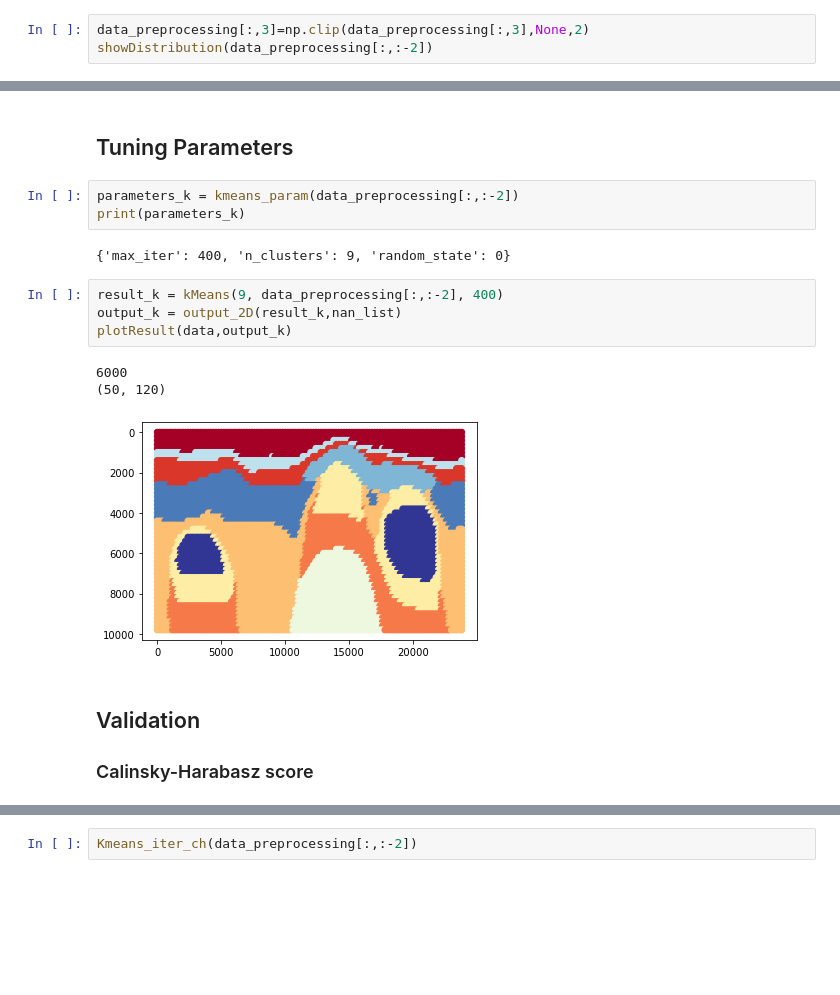
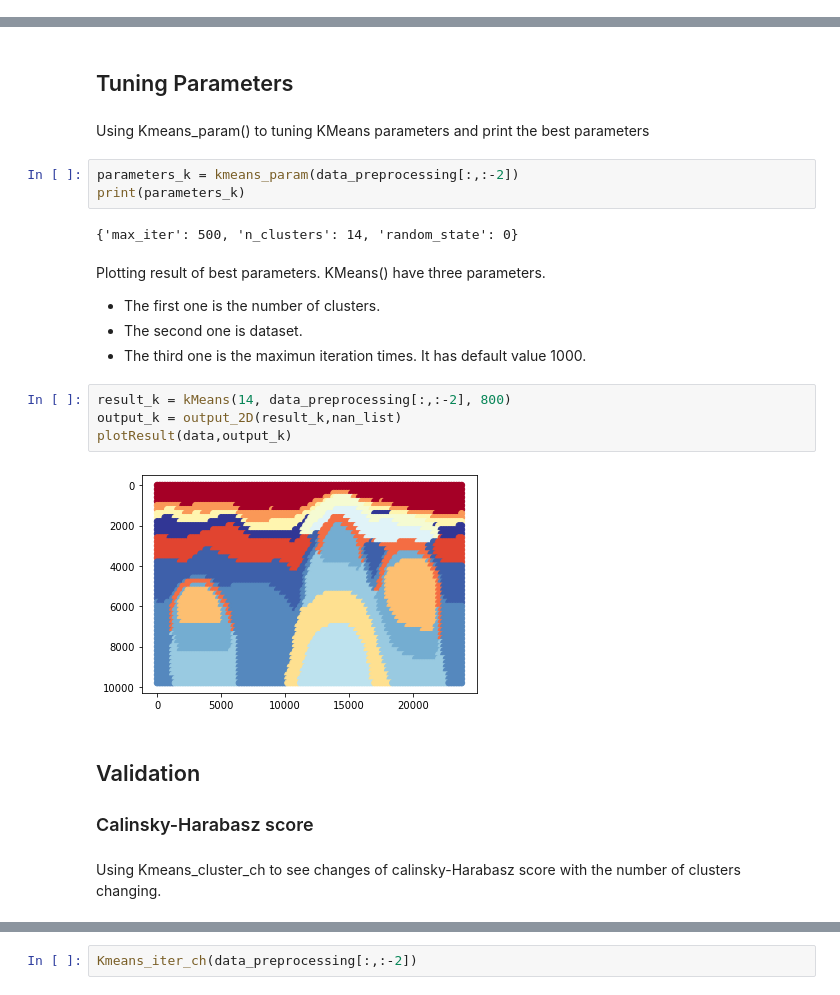
Before and after one commit to acse-yc220/finalProject, a Jupyter notebook: project.ipynb, the cells around one changed output, grey strips where cells are left out. Saved outputs shown, nothing was run; the diff lists cells and outputs as text; blank space fills up the shorter version.

```diff
--- a/project.ipynb
+++ b/project.ipynb
@@ -65,3 +64,0 @@ show_data(data_list,3,2)
-# %%
-data_preprocessing[:,3]=np.clip(data_preprocessing[:,3],None,2)
-showDistribution(data_preprocessing[:,:-2])
@@ -86,21 +91,29 @@ plotResult(data,output_k)
 # %% [markdown]
 ## Tuning Parameters
+# %% [markdown]
+Using Kmeans_param() to tuning KMeans parameters and print the best parameters
 # %%
 parameters_k = kmeans_param(data_preprocessing[:,:-2])
 print(parameters_k)
 # %% [output]
-{'max_iter': 400, 'n_clusters': 9, 'random_state': 0}
+{'max_iter': 500, 'n_clusters': 14, 'random_state': 0}
+# %% [markdown]
+Plotting result of best parameters.
+KMeans() have three parameters.
+- The first one is the number of clusters.
+- The second one is dataset.
+- The third one is the maximun iteration times. It has default value 1000.
 # %%
-result_k = kMeans(9, data_preprocessing[:,:-2], 400)
+result_k = kMeans(14, data_preprocessing[:,:-2], 800)
 output_k = output_2D(result_k,nan_list)
 plotResult(data,output_k)
 # %% [output]
-6000
-(50, 120)
-[figure, old version]
+[figure, new version]
 # %% [markdown]
 ## Validation
 ### Calinsky-Harabasz score
+# %% [markdown]
+Using Kmeans_cluster_ch to see changes of calinsky-Harabasz score with the number of clusters changing.
 # %%
 Kmeans_cluster_ch(data_preprocessing[:,:-2])
 # %% [output]
```
Also changed, not shown: parts of 71 cells of this notebook, 2 other files.
